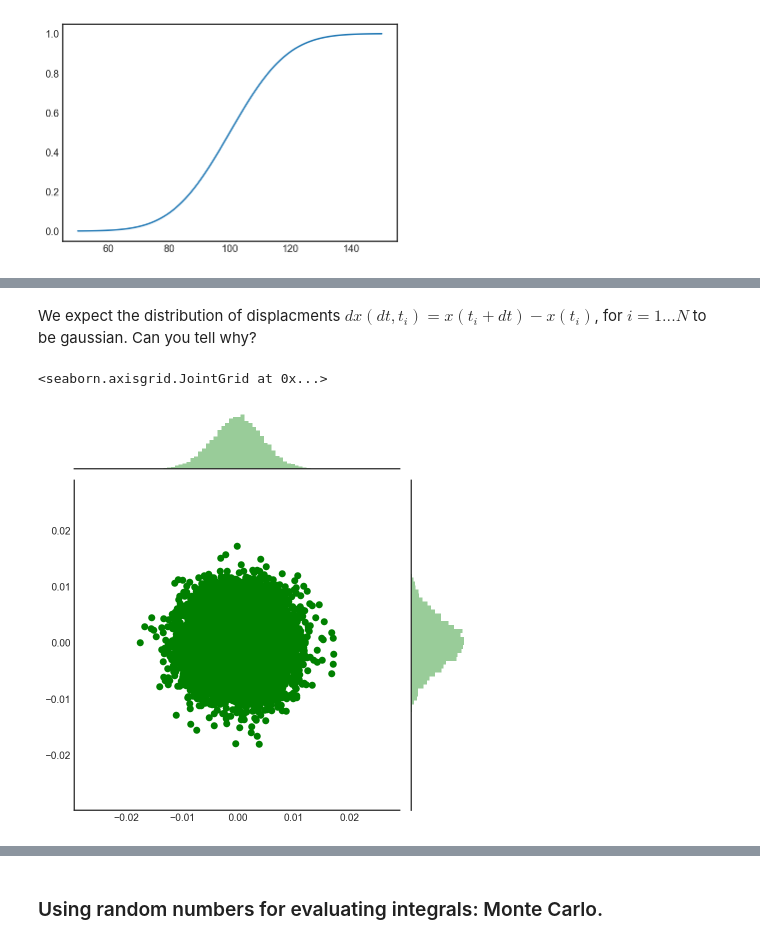
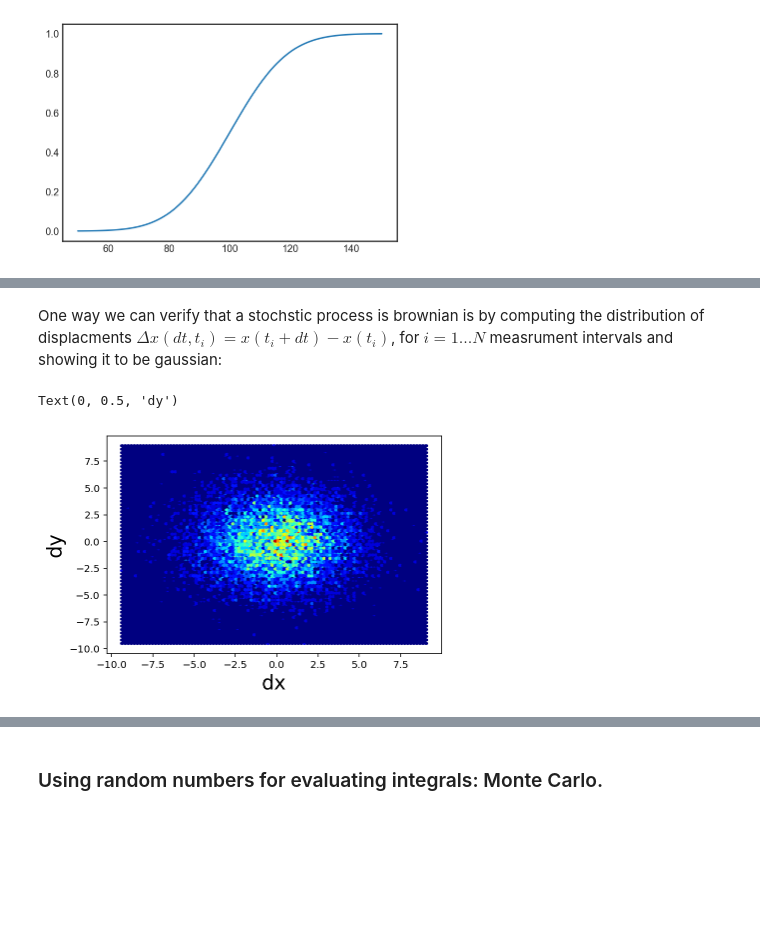
Before and after one commit to carlosal1015/Chem563, a Jupyter notebook: Chem563_randomVar.ipynb, the cells around one changed output, grey strips where cells are left out. Drawn from its saved outputs; the diff is of its cells as text; code cells hidden in the pictures; blank space fills up the shorter version.

```diff
--- a/Chem563_randomVar.ipynb
+++ b/Chem563_randomVar.ipynb
@@ -319,6 +327,6 @@ $$x(t+dt)=x(t)+\sqrt{2D dt} \cdot N(0,dt)$$
 # %%
 %%time
-def brown2D(nT,D=1.0,dt=1.0):
+def brown2D(nT,D=3.0,dt=1.0):
     """ Generating Brownian displacements in 2 dimensions
     ----------
     nT:   number of time measurmenets
@@ -326,8 +334,8 @@ def brown2D(nT,D=1.0,dt=1.0):
     ------- """
 
     C = np.sqrt(2*D*dt)
-    normDisX = C*normal(0, 1.0, nT)       #Draw random numbers normal distribution using numpy.random.normal
-    normDisY = C*normal(0, 1.0, nT)
+    normDisX = C*normal(0, 1, nT)       #Draw random numbers normal distribution using numpy.random.normal
+    normDisY = C*normal(0, 1, nT)
 
     return np.cumsum(normDisX), np.cumsum(normDisY) # Sum up displacements over time
 
@@ -349,12 +356,15 @@ Wall time: 22.1 ms
 # %% [markdown]
-We expect the distribution of displacments $dx(dt, t_i)=x(t_i+dt)-x(t_i)$, for $i=1...N$ to be gaussian. Can you tell why?
+One way we can verify that a stochstic process is brownian is by computing the distribution of displacments $\Delta x(dt, t_i)=x(t_i+dt)-x(t_i)$, for $i=1...N$ measrument intervals and showing it to be gaussian:
 # %%
 dx=np.ediff1d(xDis)  #We can also get dx and dy manually, e.g xDis[1::2]-xDis[0::2]
 dy=np.ediff1d(yDis)
-sns.jointplot(dx,dy,color='green')
+#
+plt.hexbin(dx,dy,bins=50,cmap='jet')
+plt.xlabel('dx',fontsize=20)
+plt.ylabel('dy',fontsize=20)
 # %% [output]
-<seaborn.axisgrid.JointGrid at 0x...>
+Text(0, 0.5, 'dy')
-[figure, old version]
+[figure, new version]
 # %%
 #np.random.seed(12335)
 
```
Also changed, not shown: parts of 9 cells of this notebook.
